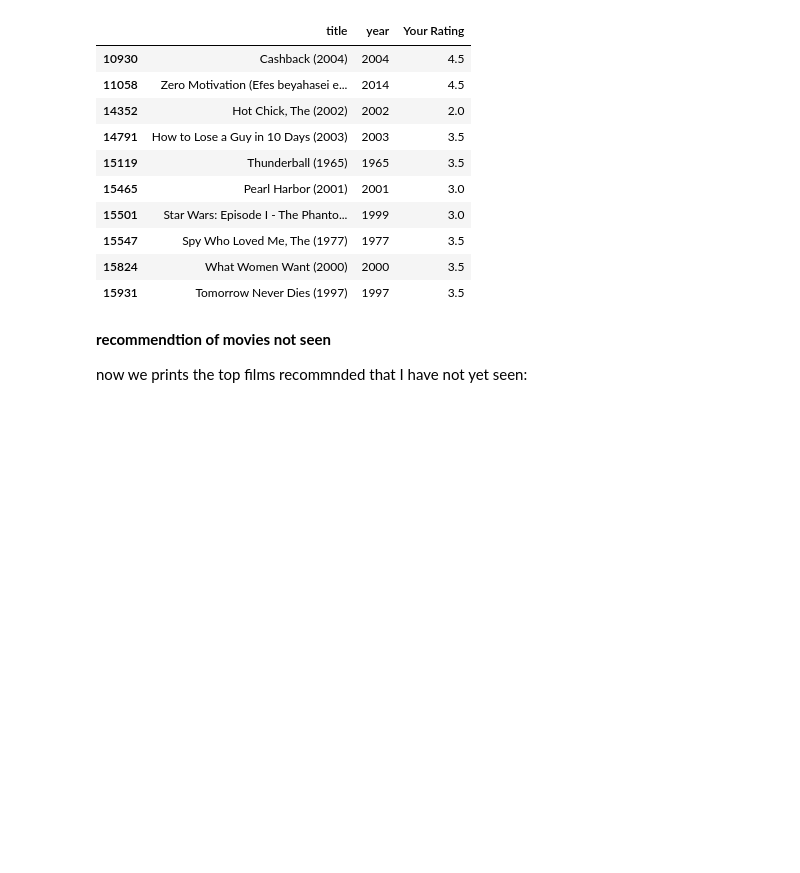
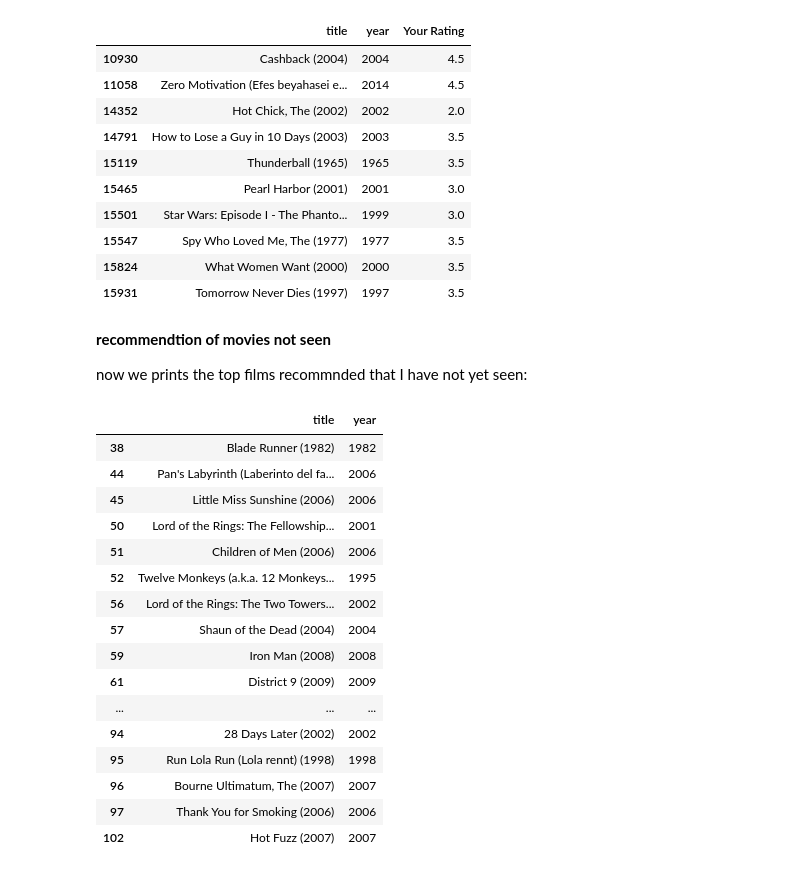
Before and after one commit to hiladar0/movie_recommendation_system, a Jupyter notebook: notebook.ipynb, the cells around one changed output. Saved outputs shown, nothing was run; the diff lists cells and outputs as text; code cells hidden in the pictures; blank space fills up the shorter version.

```diff
--- a/notebook.ipynb
+++ b/notebook.ipynb
@@ -418,3 +418,23 @@ display(predicated_score_with_rank.tail(10))
 **recommendtion of movies not seen**
 
 now we prints the top films recommnded that I have not yet seen:
+# %%
+predicated_score[predicated_score['Your Rating'].isnull()][["title", "year"]].head(25)
+# %% [output]
+|  | title | year |
+| 38 | Blade Runner (1982) | 1982 |
+| 44 | Pan's Labyrinth (Laberinto del fa... | 2006 |
+| 45 | Little Miss Sunshine (2006) | 2006 |
+| 50 | Lord of the Rings: The Fellowship... | 2001 |
+| 51 | Children of Men (2006) | 2006 |
+| 52 | Twelve Monkeys (a.k.a. 12 Monkeys... | 1995 |
+| 56 | Lord of the Rings: The Two Towers... | 2002 |
+| 57 | Shaun of the Dead (2004) | 2004 |
+| 59 | Iron Man (2008) | 2008 |
+| 61 | District 9 (2009) | 2009 |
+| ... | ... | ... |
+| 94 | 28 Days Later (2002) | 2002 |
+| 95 | Run Lola Run (Lola rennt) (1998) | 1998 |
+| 96 | Bourne Ultimatum, The (2007) | 2007 |
+| 97 | Thank You for Smoking (2006) | 2006 |
+| 102 | Hot Fuzz (2007) | 2007 |
```
